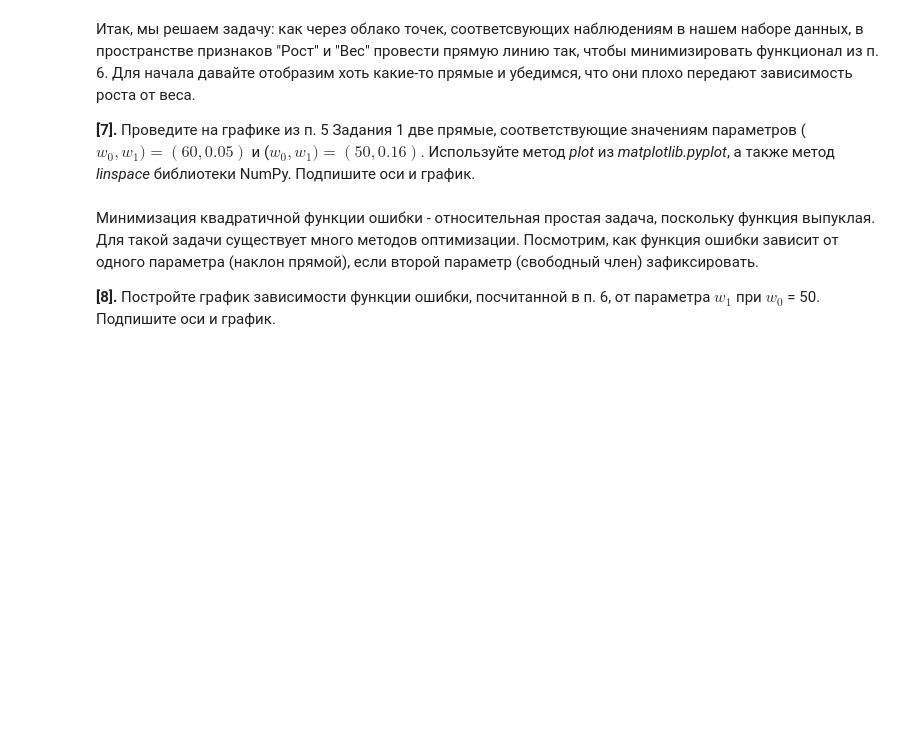
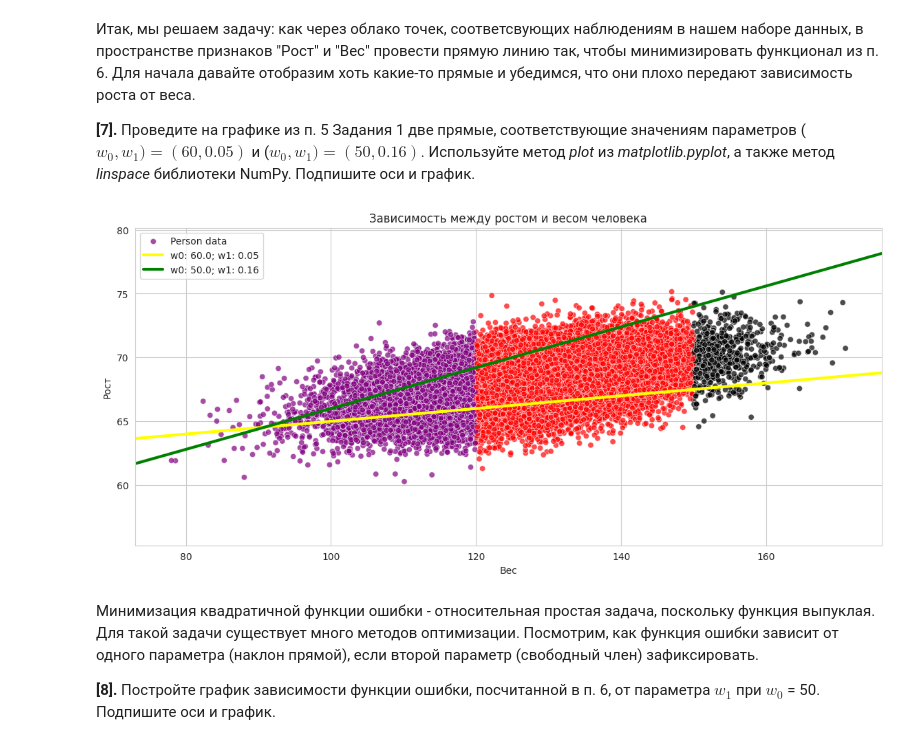
Before and after one commit to gerrenme/linear_regression_on_height_predict, a Jupyter notebook: linear_regression_task.ipynb, the cells around one changed output. Drawn from its saved outputs; the diff is of its cells as text; code cells hidden in the pictures; blank space fills up the shorter version.

```diff
--- a/linear_regression_task.ipynb
+++ b/linear_regression_task.ipynb
@@ -145,14 +145,14 @@ def weight_category(weight):
 
     return 2
 
-height_data['weight_cat'] = height_data['Weight'].apply(weight_category)
+person_data['weight_cat'] = person_data['Weight'].apply(weight_category)
 
 plt.figure(figsize=(14, 6))
 plt.title("boxplot распределения атрибутов")
 plt.ylabel("Значение")
 
 sns.set_style("whitegrid")
-sns.boxplot(data=height_data)
+sns.boxplot(data=person_data)
 # %% [output]
 <Axes: title={'center': 'boxplot распределения атрибутов'}, ylabel='Значение'>
 [figure]
@@ -193,3 +195,47 @@ def find_mse(w0, w1):
+# %%
+plt.figure(figsize=(14, 6))
+
+# regression func
+linear_func = lambda x, w0, w1: w0 + w1 * x
+
+total_points = 200
+x_lines = np.linspace(start=person_data["Weight"].min() - 5,
+                      stop=person_data["Weight"].max() + 5, num=total_points)
+
+# data for regression lines
+w_lines = np.array( [[60, 0.05], [50, 0.16]] )
+lines_rows, lines_cols = w_lines.shape
+
+# fill y axis with values using linear_func
+y_lines = np.zeros( (lines_rows, total_points) )
+for t in range(lines_rows):
+    y_lines[t] = np.array( linear_func(x_lines, w_lines[t, 0], w_lines[t, 1]) )
+
+# color_map for dots
+colors = {1: "purple", 2: "red", 3: "black"}
+
+# add persons to graph
+plt.scatter(x=person_data["Weight"], y=person_data["Height"], alpha=0.7,
+            color=person_data["weight_cat"].map(colors), edgecolors="white", linewidths=0.5, label="Person data")
+
+# plot ferst and second regression lines
+for t in range(lines_rows):
+    info = f"w0: {w_lines[t, 0]}; w1: {w_lines[t, 1]}"
+    current_color = "yellow" if w_lines[t, 0] == 60 else "green"
+
+    plt.plot(x_lines, y_lines[t], linewidth=3.0, label=info, c=current_color)
+
+# add some stuff to graph
+plt.title("Зависимость между ростом и весом человека")
+plt.axis([person_data["Weight"].min() - 5, person_data["Weight"].max() + 5,
+          person_data["Height"].min() - 5, person_data["Height"].max() + 5])
+plt.xlabel("Вес")
+plt.ylabel("Рост")
+plt.legend()
+
+plt.show()
+# %% [output]
+[figure, added]
 # %% [markdown]
 Минимизация квадратичной функции ошибки - относительная простая задача, поскольку функция выпуклая. Для такой задачи существует много методов оптимизации. Посмотрим, как функция ошибки зависит от одного параметра (наклон прямой), если второй параметр (свободный член) зафиксировать.
 
```
Also changed, not shown: parts of 26 cells of this notebook.
